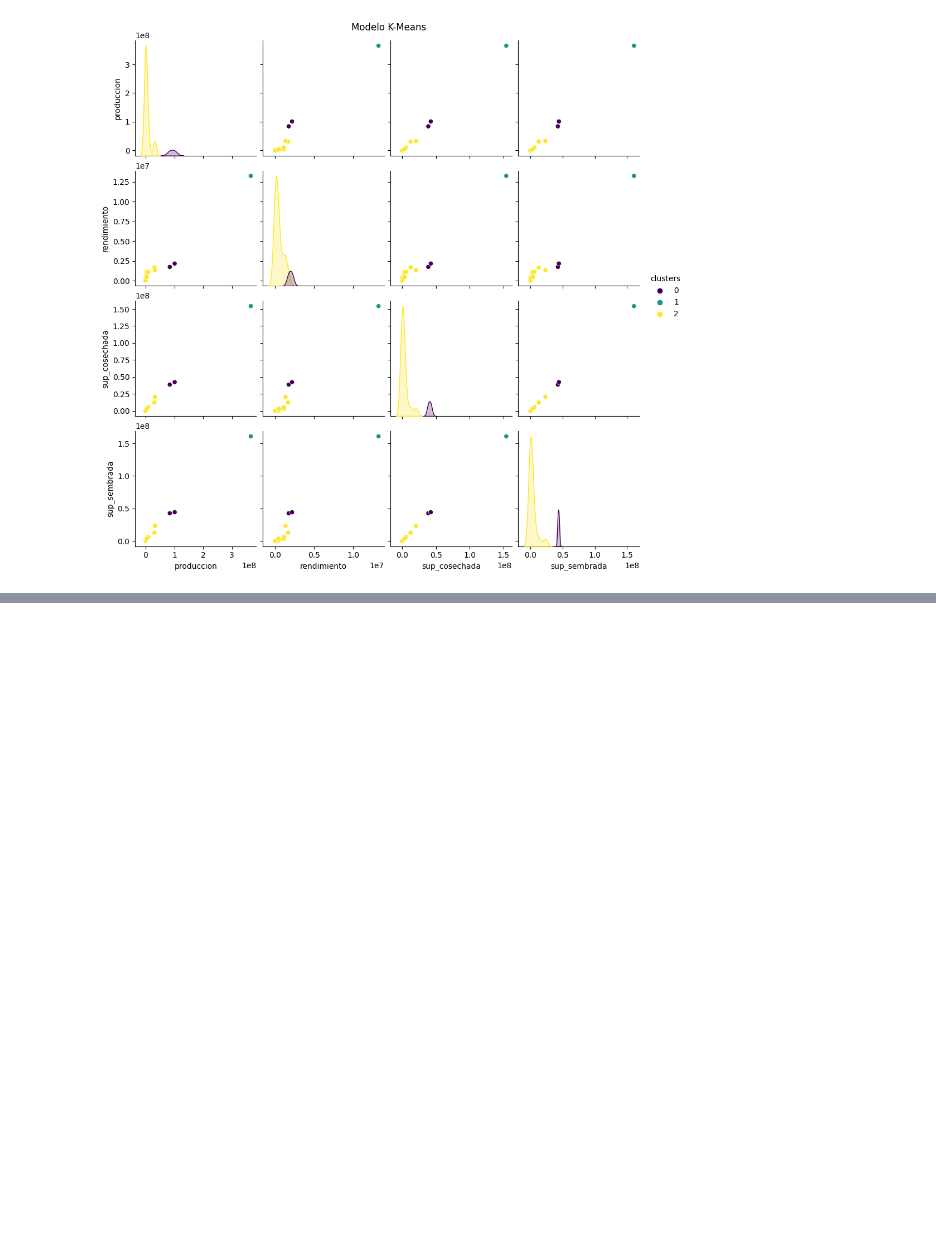
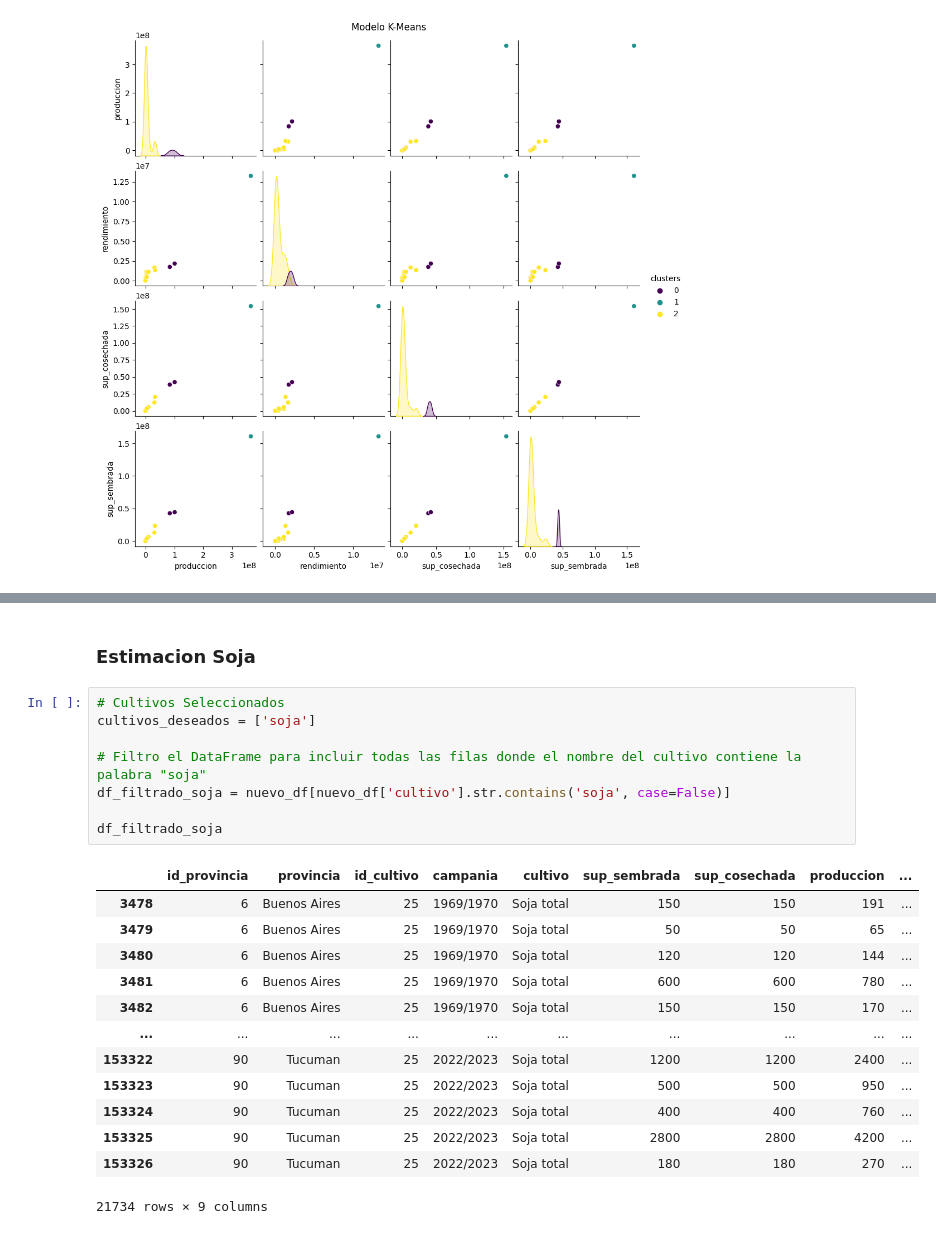
Before and after one commit to IvanGonzal0/Proyecto_Final_BigData, a Jupyter notebook: Final_BigData_IvanGonzaloTapia.ipynb, the cells around one changed output, grey strips where cells are left out. Cells and saved outputs as stored; diff of their text form; blank space fills up the shorter version.

Commit message:
Filtrado de datos para analizar la soja

```diff
--- a/Final_BigData_IvanGonzaloTapia.ipynb
+++ b/Final_BigData_IvanGonzaloTapia.ipynb
@@ -707,3 +707,27 @@ fig = px.scatter_matrix(
 fig.show()
 # %% [output]
 [interactive output not drawn]
+# %% [markdown]
+### Estimacion Soja
+# %%
+# Cultivos Seleccionados
+cultivos_deseados = ['soja']
+
+# Filtro el DataFrame para incluir todas las filas donde el nombre del cultivo contiene la palabra "soja"
+df_filtrado_soja = nuevo_df[nuevo_df['cultivo'].str.contains('soja', case=False)]
+
+df_filtrado_soja
+# %% [output]
+|  | id_provincia | provincia | id_cultivo | campania | cultivo | sup_sembrada | sup_cosechada | produccion | ... |
+| 3478 | 6 | Buenos Aires | 25 | 1969/1970 | Soja total | 150 | 150 | 191 | ... |
+| 3479 | 6 | Buenos Aires | 25 | 1969/1970 | Soja total | 50 | 50 | 65 | ... |
+| 3480 | 6 | Buenos Aires | 25 | 1969/1970 | Soja total | 120 | 120 | 144 | ... |
+| 3481 | 6 | Buenos Aires | 25 | 1969/1970 | Soja total | 600 | 600 | 780 | ... |
+| 3482 | 6 | Buenos Aires | 25 | 1969/1970 | Soja total | 150 | 150 | 170 | ... |
+| ... | ... | ... | ... | ... | ... | ... | ... | ... | ... |
+| 153322 | 90 | Tucuman | 25 | 2022/2023 | Soja total | 1200 | 1200 | 2400 | ... |
+| 153323 | 90 | Tucuman | 25 | 2022/2023 | Soja total | 500 | 500 | 950 | ... |
+| 153324 | 90 | Tucuman | 25 | 2022/2023 | Soja total | 400 | 400 | 760 | ... |
+| 153325 | 90 | Tucuman | 25 | 2022/2023 | Soja total | 2800 | 2800 | 4200 | ... |
+| 153326 | 90 | Tucuman | 25 | 2022/2023 | Soja total | 180 | 180 | 270 | ... |
+21734 rows × 9 columns
```
Also changed, not shown: parts of 1 cell of this notebook.
